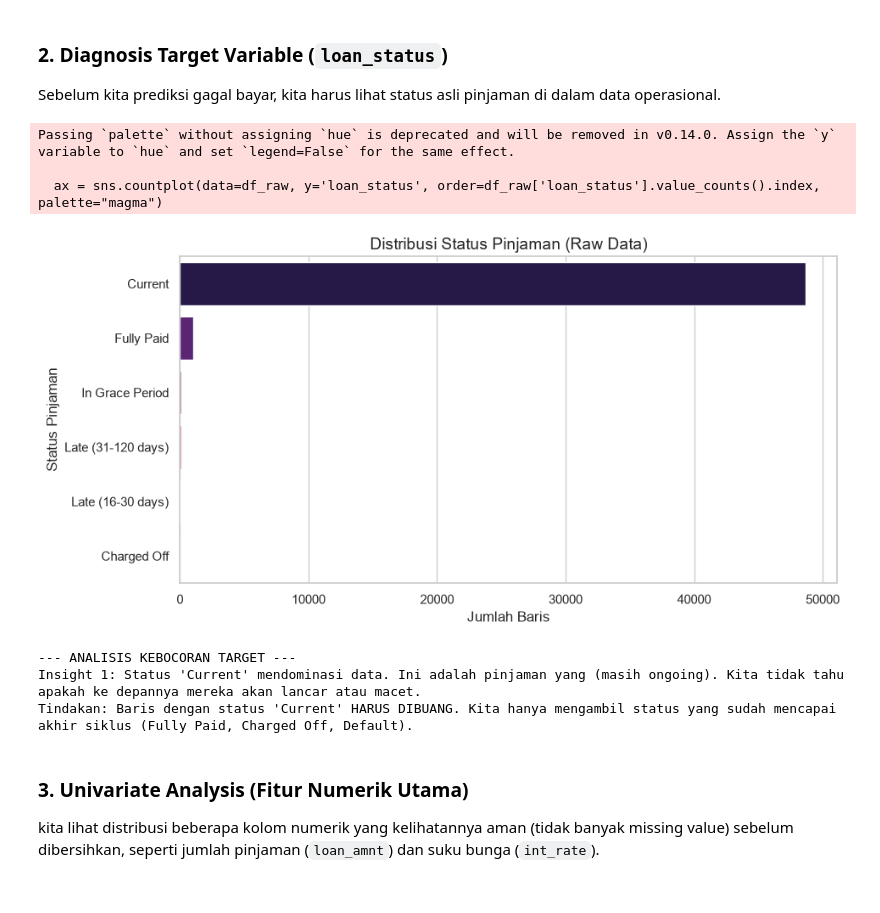
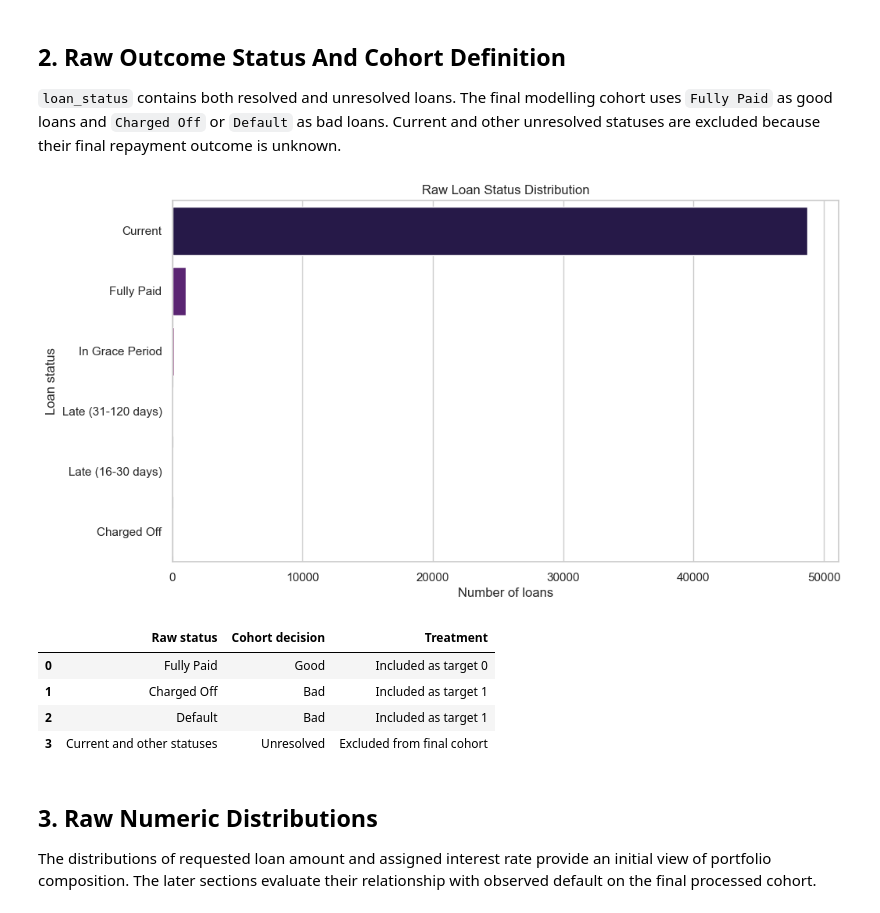
Before and after one commit to axelsanjiro/Credit-Scoring-and-Risk-Analytics, a Jupyter notebook: notebooks/eda_analysis.ipynb, the cells around one changed output. Drawn from its saved outputs; the diff is of its cells as text; code cells hidden in the pictures.

Commit message:
Fix: Requirements & EDA Analysis

```diff
--- a/notebooks/eda_analysis.ipynb
+++ b/notebooks/eda_analysis.ipynb
@@ -10,13 +8,14 @@ sns.set_theme(style="whitegrid")
 plt.rcParams['figure.figsize'] = (10, 6)
 # %%
-RAW_PATH = "../data/raw/loan.csv"
-try:
-    df_raw = pd.read_csv(RAW_PATH, nrows=50000, low_memory=False)
-    print("--- PROFIL RAW DATA ---")
-    print(f"Total Baris (Sampled): {df_raw.shape[0]:,}")
-    print(f"Total Kolom: {df_raw.shape[1]}")
+RAW_PATH = '../data/raw/loan.csv'
+RAW_SAMPLE_SIZE = 50_000
 
-    print(df_raw.head(5))
-except FileNotFoundError:
-    print(f"ERROR: File tidak ditemukan di {RAW_PATH}.")
+df_raw = pd.read_csv(RAW_PATH, nrows=RAW_SAMPLE_SIZE, low_memory=False)
+
+print('Raw Data Sample Profile')
+print(f'Sample rows  : {len(df_raw):,}')
+print(f'Total columns: {df_raw.shape[1]:,}')
+display(df_raw.head())
+
+print('Note: this is the first 50,000 rows for fast raw-data diagnostics, not a random sample.')
 # %% [output]
@@ -71,28 +77,34 @@ Insight: Banyak kolom terkait 'joint account' (misal: sec_app_fico_range_low) at
 # %% [markdown]
-### 2. Diagnosis Target Variable (`loan_status`)
-Sebelum kita prediksi gagal bayar, kita harus lihat status asli pinjaman di dalam data operasional.
+## 2. Raw Outcome Status And Cohort Definition
+
+`loan_status` contains both resolved and unresolved loans. The final modelling cohort uses `Fully Paid` as good loans and `Charged Off` or `Default` as bad loans. Current and other unresolved statuses are excluded because their final repayment outcome is unknown.
 # %%
-plt.figure(figsize=(10, 5))
-ax = sns.countplot(data=df_raw, y='loan_status', order=df_raw['loan_status'].value_counts().index, palette="magma")
-plt.title("Distribusi Status Pinjaman (Raw Data)", fontsize=14)
-plt.xlabel("Jumlah Baris", fontsize=12)
-plt.ylabel("Status Pinjaman", fontsize=12)
+status_counts = df_raw['loan_status'].value_counts(dropna=False)
+status_plot = status_counts.rename_axis('loan_status').reset_index(name='loan_count')
+
+plt.figure(figsize=(11, 6))
+sns.barplot(data=status_plot, x='loan_count', y='loan_status', hue='loan_status', legend=False, palette='magma')
+plt.title('Raw Loan Status Distribution')
+plt.xlabel('Number of loans')
+plt.ylabel('Loan status')
 plt.show()
 
-print("\n--- ANALISIS KEBOCORAN TARGET ---")
-print("Insight 1: Status 'Current' mendominasi data. Ini adalah pinjaman yang (masih ongoing). " \
-"Kita tidak tahu apakah ke depannya mereka akan lancar atau macet.")
-print("Tindakan: Baris dengan status 'Current' HARUS DIBUANG. Kita hanya mengambil status " \
-"yang sudah mencapai akhir siklus (Fully Paid, Charged Off, Default).")
+status_mapping = pd.DataFrame([
+    ('Fully Paid', 'Good', 'Included as target 0'),
+    ('Charged Off', 'Bad', 'Included as target 1'),
+    ('Default', 'Bad', 'Included as target 1'),
+    ('Current and other statuses', 'Unresolved', 'Excluded from final cohort'),
+], columns=['Raw status', 'Cohort decision', 'Treatment'])
+display(status_mapping)
 # %% [output]
-Passing `palette` without assigning `hue` is deprecated and will be removed in v0.14.0. Assign the `y` variable to `hue` and set `legend=False` for the same effect.
-
-  ax = sns.countplot(data=df_raw, y='loan_status', order=df_raw['loan_status'].value_counts().index, palette="magma")
-[figure, old version]
+[figure, new version]
---- ANALISIS KEBOCORAN TARGET ---
-Insight 1: Status 'Current' mendominasi data. Ini adalah pinjaman yang (masih ongoing). Kita tidak tahu apakah ke depannya mereka akan lancar atau macet.
-Tindakan: Baris dengan status 'Current' HARUS DIBUANG. Kita hanya mengambil status yang sudah mencapai akhir siklus (Fully Paid, Charged Off, Default).
+|  | Raw status | Cohort decision | Treatment |
+| 0 | Fully Paid | Good | Included as target 0 |
+| 1 | Charged Off | Bad | Included as target 1 |
+| 2 | Default | Bad | Included as target 1 |
+| 3 | Current and other statuses | Unresolved | Excluded from final cohort |
 # %% [markdown]
-### 3. Univariate Analysis (Fitur Numerik Utama)
-kita lihat distribusi beberapa kolom numerik yang kelihatannya aman (tidak banyak missing value) sebelum dibersihkan, seperti jumlah pinjaman (`loan_amnt`) dan suku bunga (`int_rate`).
+## 3. Raw Numeric Distributions
+
+The distributions of requested loan amount and assigned interest rate provide an initial view of portfolio composition. The later sections evaluate their relationship with observed default on the final processed cohort.
 # %%
```
Also changed, not shown: parts of 20 cells of this notebook, 1 other file.
